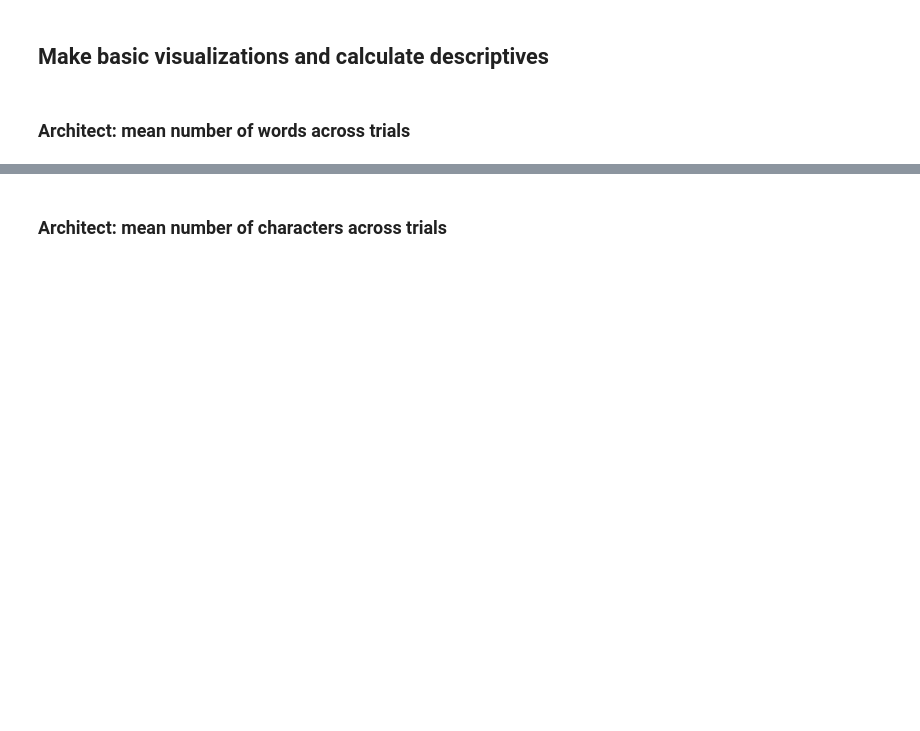
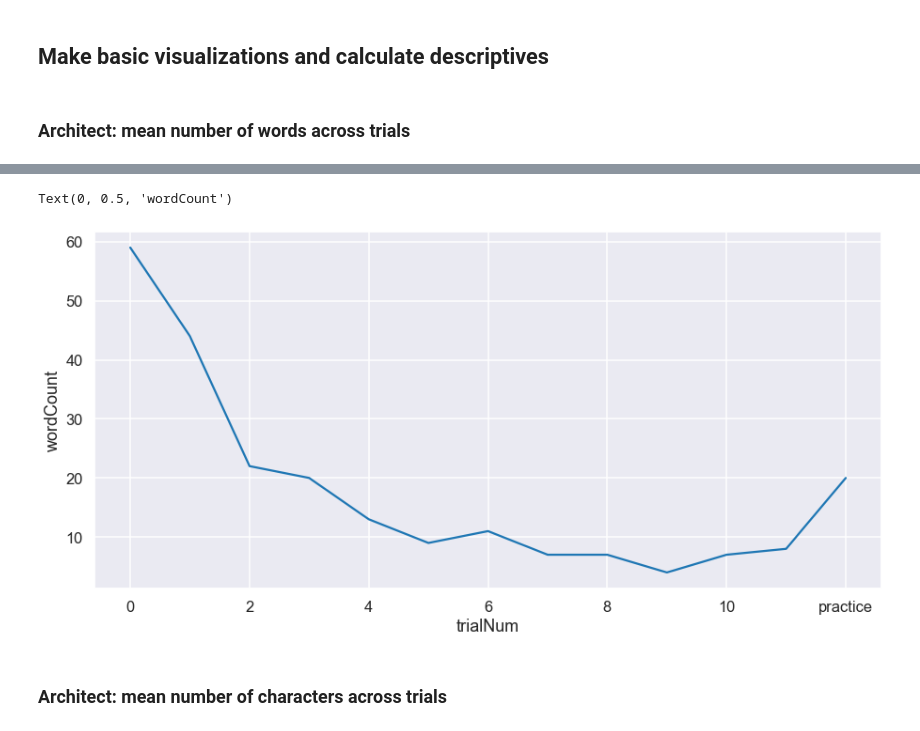
Before and after one commit to cogtoolslab/compositional-abstractions, a Jupyter notebook: analysis/compabs_analysis.ipynb, the cells around one changed output, grey strips where cells are left out. Drawn from its saved outputs; the diff is of its cells as text; code cells hidden in the pictures; blank space fills up the shorter version.

Commit message:
starting analysis plot building

```diff
--- a/analysis/compabs_analysis.ipynb
+++ b/analysis/compabs_analysis.ipynb
@@ -171,0 +220,3 @@ df_trial_end_full[['_id', 'iterationName', 'gameid', 'time', 'workerId', 'assign
+# %%
+df = df_trial_end_full
+df.shape
@@ -224,2 +297,12 @@ df = df_trial_end_reduced_filtered.sort_values(by=['gameID', 'timeAbsolute'])
 # %% [markdown]
 ### Inspect some raw data: language
+# %%
+# df[df['eventType'] == 'chatMessage' && 'content' != ].unique()
+df_test = df[(df.eventType == 'chatMessage') &
+   (df.iterationName == 'livetest0')][['_id', 'iterationName', 'gameid',
+                                       'trialNum', 'timeElapsedInTurn', 'timeElapsedInTrial',
+                                       'score',
+                                       'content', 'cumulativeScore', 'cumulativeBonus']]
+# %%
+df_test['word_count'] = df_test['content'].str.split(' ').str.len()
+df_test.head()
@@ -225,0 +316,3 @@ df = df_trial_end_reduced_filtered.sort_values(by=['gameID', 'timeAbsolute'])
+# %%
+df_test['char_count'] = df_test['content'].str.len()
+df_test.head()
@@ -234,3 +351,11 @@ df = df_trial_end_reduced_filtered.sort_values(by=['gameID', 'timeAbsolute'])
+# %%
+## line plots?
+fig, ax = plt.subplots(figsize=(15,7))
+df_test.groupby(['gameid','trialNum'])['word_count'].sum().groupby(['trialNum']).mean().plot(ax = ax)
+plt.ylabel('Word Count')
+# %% [output]
+Text(0, 0.5, 'wordCount')
+[figure, added]
 # %%
 ## print summary stat to console?
 # %% [markdown]
```
Also changed, not shown: parts of 21 cells of this notebook.
